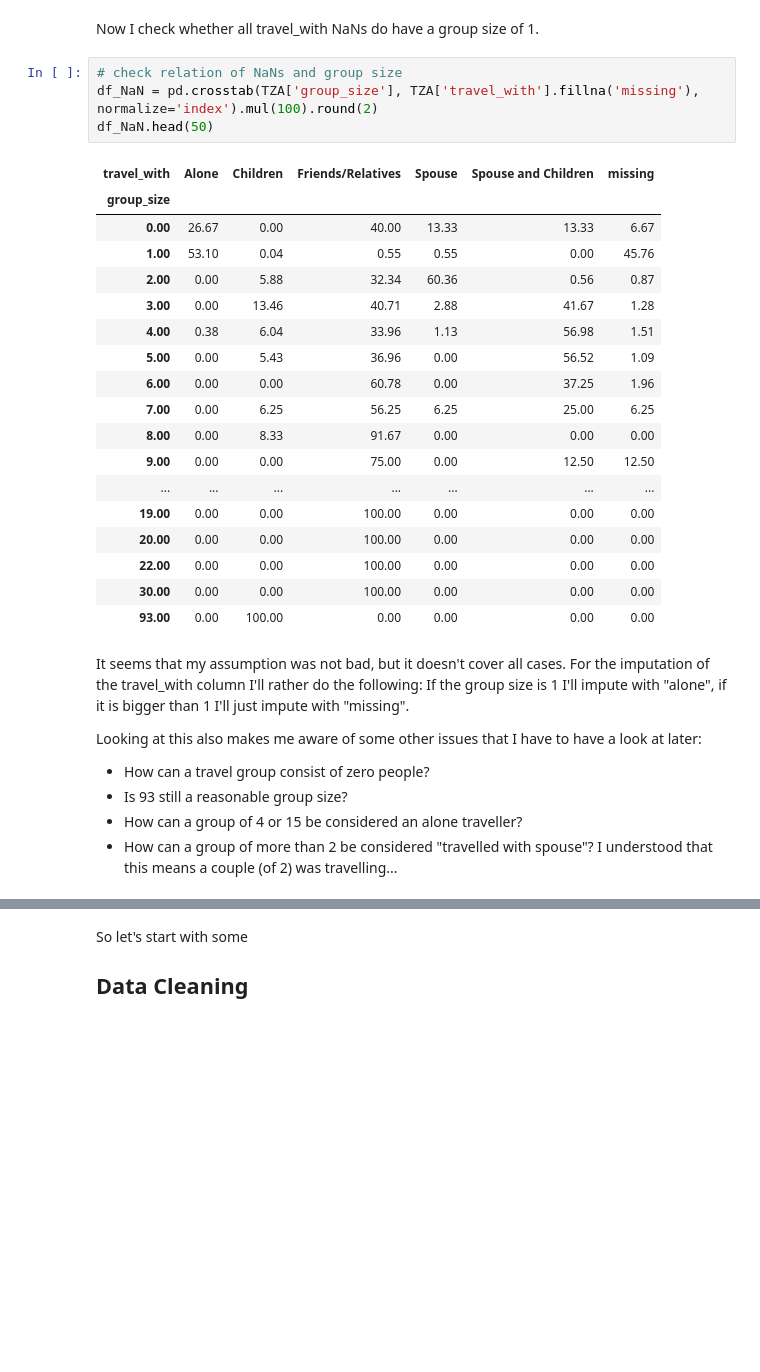
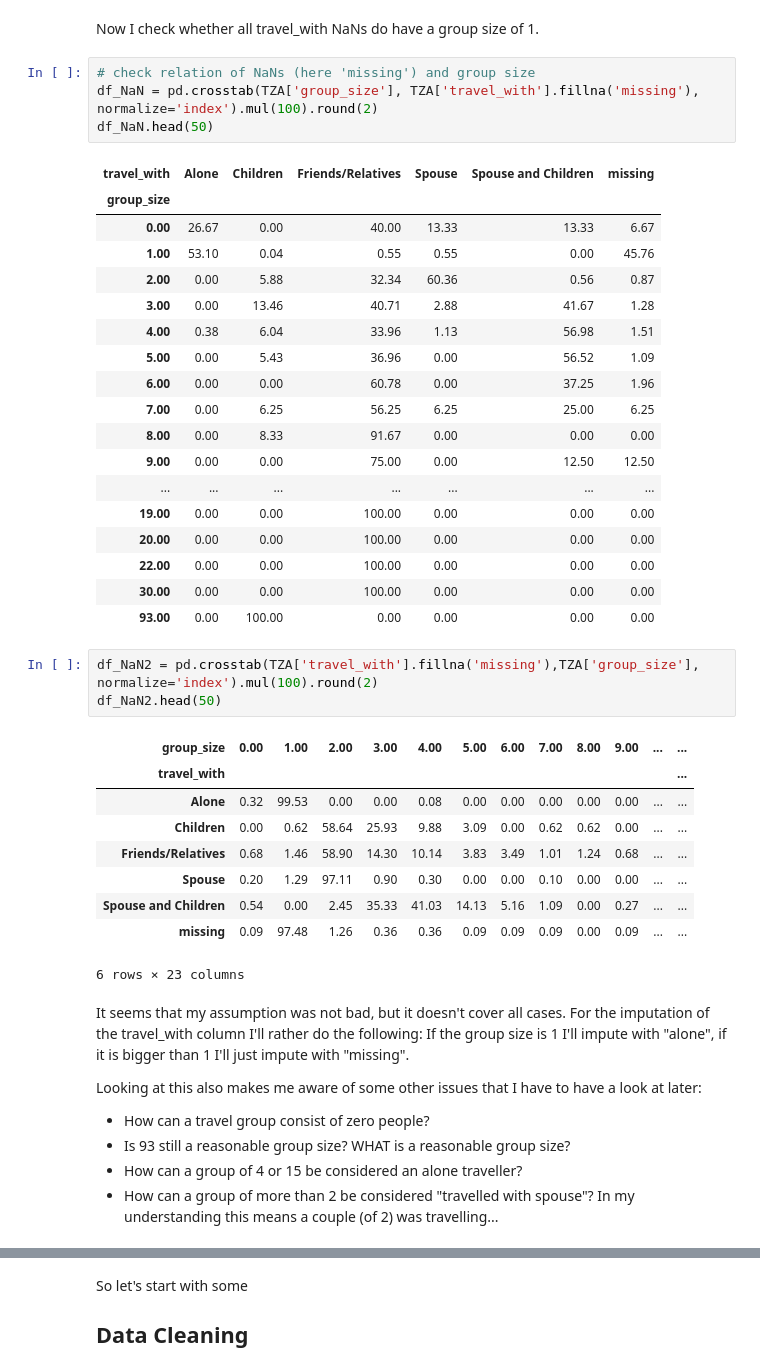
Before and after one commit to scheinmensch/Tanzania_Tourism_Prediction, a Jupyter notebook: EDA.ipynb, the cells around one changed output, grey strips where cells are left out. Drawn from its saved outputs; the diff is of its cells as text; blank space fills up the shorter version.

```diff
--- a/EDA.ipynb
+++ b/EDA.ipynb
@@ -167,7 +167,7 @@ TZA['group_size'] = TZA['total_female'] + TZA['total_male']
 # %% [markdown]
 Now I check whether all travel_with NaNs do have a group size of 1.
 # %%
-# check relation of NaNs and group size
+# check relation of NaNs (here 'missing') and group size
 df_NaN = pd.crosstab(TZA['group_size'], TZA['travel_with'].fillna('missing'), normalize='index').mul(100).round(2)
 df_NaN.head(50)
 # %% [output]
@@ -189,11 +189,24 @@ df_NaN.head(50)
 | 22.00 | 0.00 | 0.00 | 100.00 | 0.00 | 0.00 | 0.00 |
 | 30.00 | 0.00 | 0.00 | 100.00 | 0.00 | 0.00 | 0.00 |
 | 93.00 | 0.00 | 100.00 | 0.00 | 0.00 | 0.00 | 0.00 |
+# %%
+df_NaN2 = pd.crosstab(TZA['travel_with'].fillna('missing'),TZA['group_size'], normalize='index').mul(100).round(2)
+df_NaN2.head(50)
+# %% [output]
+| group_size | 0.00 | 1.00 | 2.00 | 3.00 | 4.00 | 5.00 | 6.00 | 7.00 | 8.00 | 9.00 | ... | ... |
+| travel_with |  |  |  |  |  |  |  |  |  |  |  | ... |
+| Alone | 0.32 | 99.53 | 0.00 | 0.00 | 0.08 | 0.00 | 0.00 | 0.00 | 0.00 | 0.00 | ... | ... |
+| Children | 0.00 | 0.62 | 58.64 | 25.93 | 9.88 | 3.09 | 0.00 | 0.62 | 0.62 | 0.00 | ... | ... |
+| Friends/Relatives | 0.68 | 1.46 | 58.90 | 14.30 | 10.14 | 3.83 | 3.49 | 1.01 | 1.24 | 0.68 | ... | ... |
+| Spouse | 0.20 | 1.29 | 97.11 | 0.90 | 0.30 | 0.00 | 0.00 | 0.10 | 0.00 | 0.00 | ... | ... |
+| Spouse and Children | 0.54 | 0.00 | 2.45 | 35.33 | 41.03 | 14.13 | 5.16 | 1.09 | 0.00 | 0.27 | ... | ... |
+| missing | 0.09 | 97.48 | 1.26 | 0.36 | 0.36 | 0.09 | 0.09 | 0.09 | 0.00 | 0.09 | ... | ... |
+6 rows × 23 columns
 # %% [markdown]
 It seems that my assumption was not bad, but it doesn't cover all cases. For the imputation of the travel_with column I'll rather do the following: If the group size is 1 I'll impute with "alone", if it is bigger than 1 I'll just impute with "missing".
 
 Looking at this also makes me aware of some other issues that I have to have a look at later:
 - How can a travel group consist of zero people?
-- Is 93 still a reasonable group size?
+- Is 93 still a reasonable group size? WHAT is a reasonable group size?
 - How can a group of 4 or 15 be considered an alone traveller?
-- How can a group of more than 2 be considered "travelled with spouse"? I understood that this means a couple (of 2) was travelling...
+- How can a group of more than 2 be considered "travelled with spouse"? In my understanding this means a couple (of 2) was travelling...
```
Also changed, not shown: parts of 4 cells of this notebook, 2 other files.
